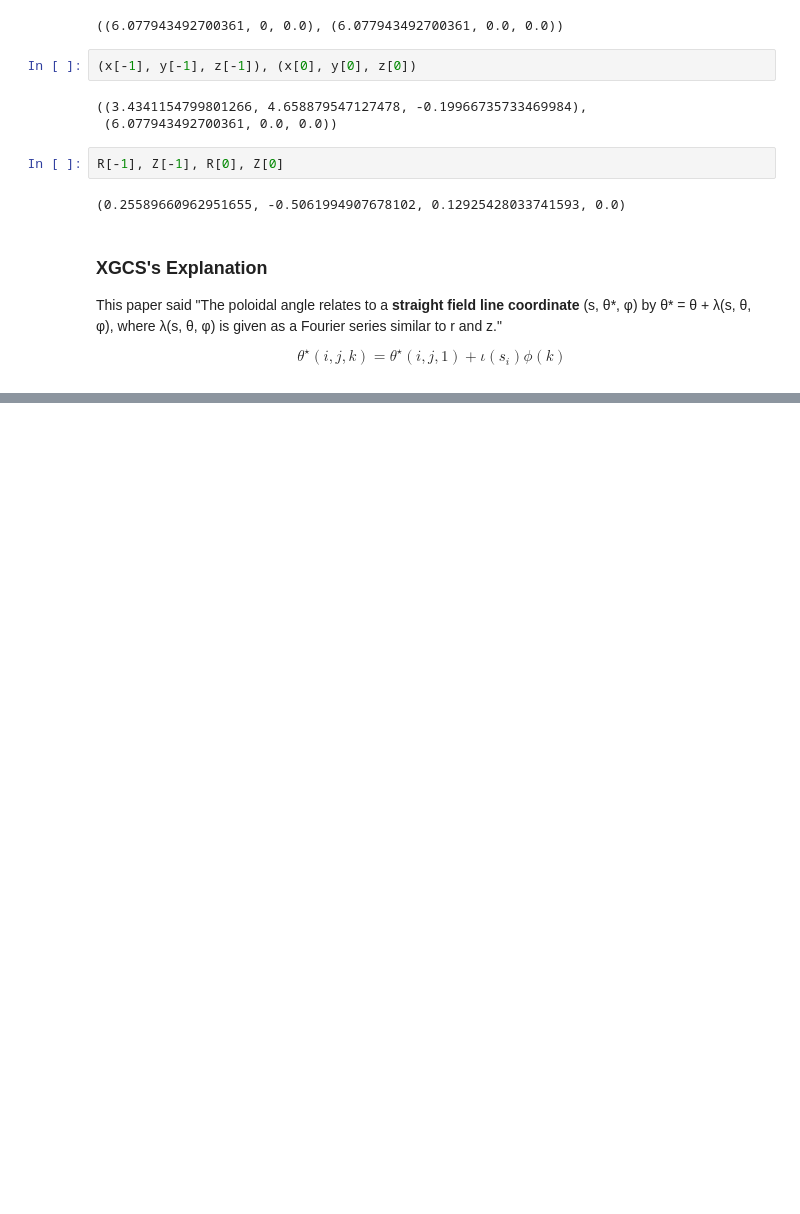
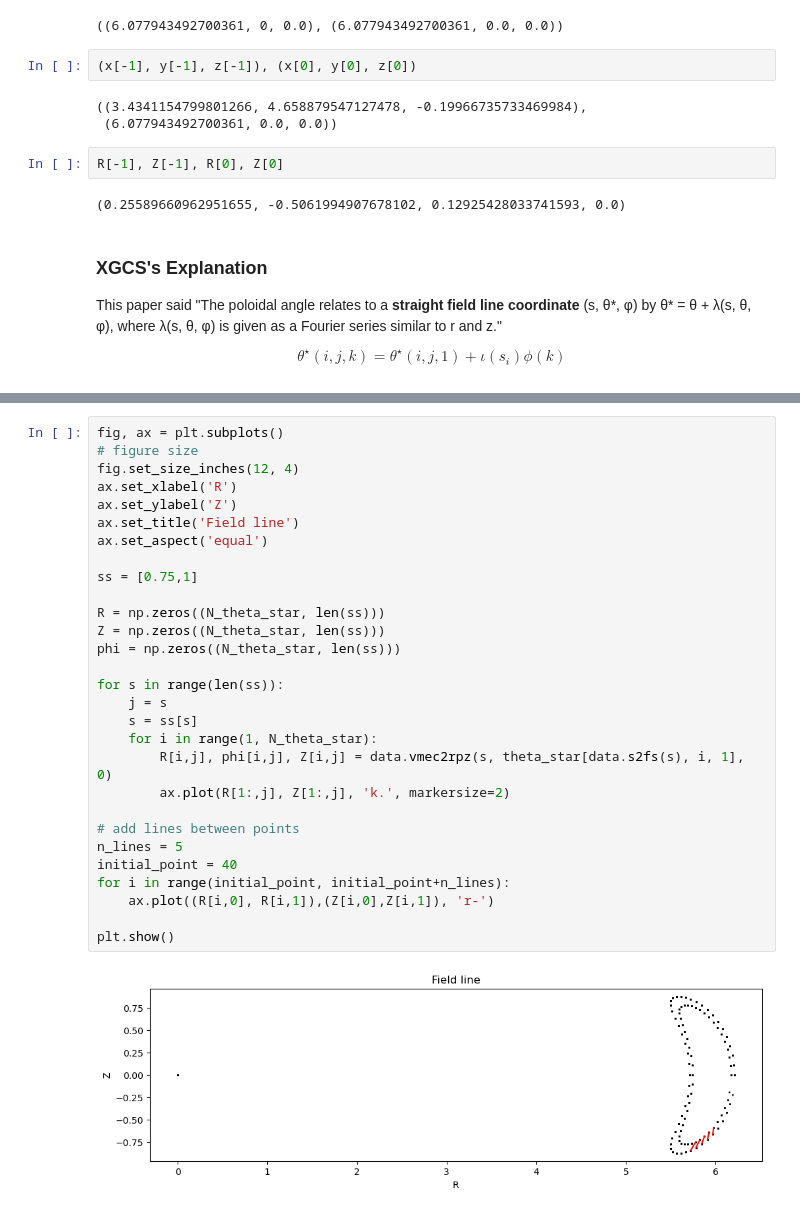
Before and after one commit to Fuad-HH/pystell_uw, a Jupyter notebook: readVmec.ipynb, the cells around one changed output, grey strips where cells are left out. Saved outputs shown, nothing was run; the diff lists cells and outputs as text; blank space fills up the shorter version.

Commit message:
got fieldfollowing

```diff
--- a/readVmec.ipynb
+++ b/readVmec.ipynb
@@ -328,0 +370,31 @@ $$
+# %%
+fig, ax = plt.subplots()
+# figure size
+fig.set_size_inches(12, 4)
+ax.set_xlabel('R')
+ax.set_ylabel('Z')
+ax.set_title('Field line')
+ax.set_aspect('equal')
+
+ss = [0.75,1]
+
+R = np.zeros((N_theta_star, len(ss)))
+Z = np.zeros((N_theta_star, len(ss)))
+phi = np.zeros((N_theta_star, len(ss)))
+
+for s in range(len(ss)):
+    j = s
+    s = ss[s]
+    for i in range(1, N_theta_star):
+        R[i,j], phi[i,j], Z[i,j] = data.vmec2rpz(s, theta_star[data.s2fs(s), i, 1], 0)
+        ax.plot(R[1:,j], Z[1:,j], 'k.', markersize=2)
+
+# add lines between points
+n_lines = 5
+initial_point = 40
+for i in range(initial_point, initial_point+n_lines):
+    ax.plot((R[i,0], R[i,1]),(Z[i,0],Z[i,1]), 'r-')
+
+plt.show()
+# %% [output]
+[figure, added]
```
Also changed, not shown: parts of 6 cells of this notebook.
